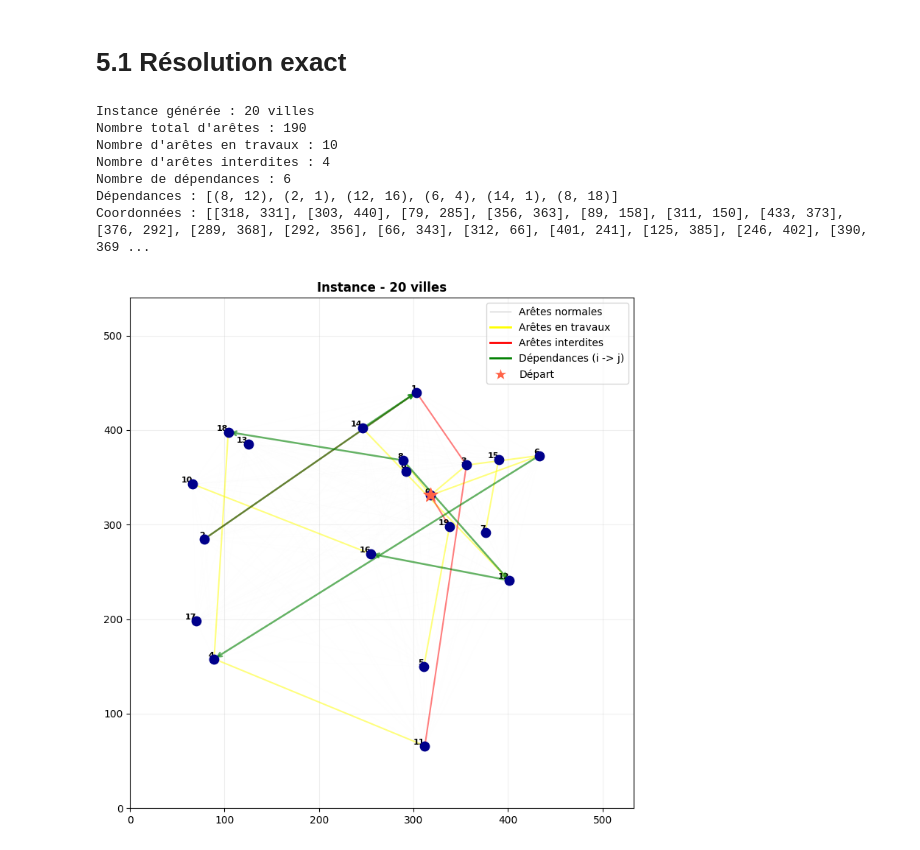
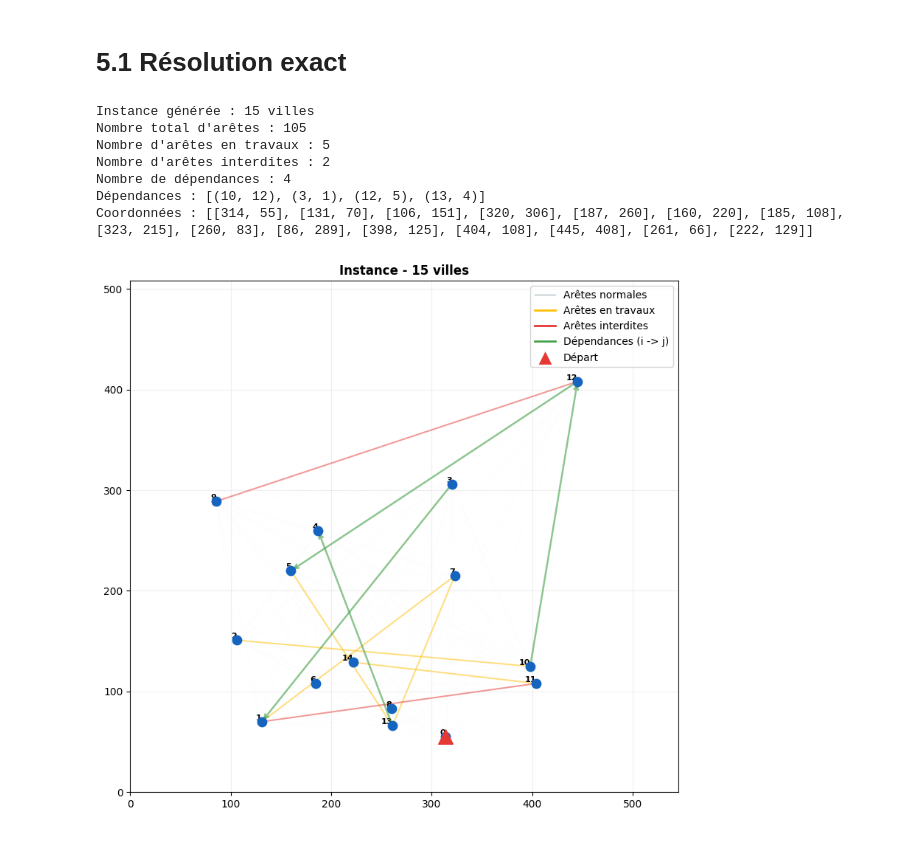
Before and after one commit to RobinNoiret/school-fisa3-recherche_operationnelle, a Jupyter notebook: RN-livrable.ipynb, the cells around one changed output. Drawn from its saved outputs; the diff is of its cells as text; code cells hidden in the pictures.

```diff
--- a/RN-livrable.ipynb
+++ b/RN-livrable.ipynb
@@ -185,6 +185,24 @@ from IPython.display import display                 # Affichage des widgets
 import pandas as pd
 # %% [markdown]
 ### Fonctions utiles
+# %%
+COULEURS = {
+    'alpha':      '#1E88E5',
+    'beta':       '#43A047',
+    'rho':        '#FFC107',
+
+    'optimum':    '#E53935',
+    'filigrane':  '#B0BEC5',
+    'travaux':    '#FFC107',
+    'interdit':   '#E53935',
+    'dependance': '#43A047',
+    'sommet':     '#1565C0',
+    'depot':      '#E53935',
+    'tournee':    '#1E88E5',
+    'label_dist': '#90CAF9',
+}
+MARQUEUR = 'o'
+MARQUEUR_DEBUT = '^'
 # %%
 def generer_instance(
     n,
@@ -425,21 +471,21 @@ def afficher_instance(coords, aretes_travaux=None, aretes_interdites=None,
         all_segments = [coords_np[[i, j]]
                         for i in range(n) for j in range(i + 1, n)]
         ax.add_collection(LineCollection(
-            all_segments, colors='lightgray', linewidths=0.1,
+            all_segments, colors=COULEURS['filigrane'], linewidths=0.1,
             alpha=0.1, zorder=1))
 
     # Arêtes en travaux
     if aretes_travaux:
         segments = [coords_np[[i, j]] for i, j in aretes_travaux]
         ax.add_collection(LineCollection(
-            segments, colors='yellow', linewidths=1.5,
+            segments, colors=COULEURS['travaux'], linewidths=1.5,
             alpha=0.5, zorder=2))
 
     # Arêtes interdites
     if aretes_interdites:
         segments = [coords_np[[i, j]] for i, j in aretes_interdites]
         ax.add_collection(LineCollection(
-            segments, colors='red', linewidths=1.5,
+            segments, colors=COULEURS['interdit'], linewidths=1.5,
             alpha=0.5, zorder=3))
 
     # Dépendances
@@ -447,12 +493,12 @@ def afficher_instance(coords, aretes_travaux=None, aretes_interdites=None,
         ax.annotate(
             '', xy=coords_np[j], xytext=coords_np[i],
             arrowprops=dict(arrowstyle='->', lw=1.8,
-                            color='green', alpha=0.6),
+                            color=COULEURS['dependance'], alpha=0.6),
             zorder=4)
 
     # Sommets
     for i, (x, y) in enumerate(coords_np):
-        ax.scatter(x, y, c='darkblue', s=80, zorder=6)
+        ax.scatter(x, y, c=COULEURS['sommet'], s=80, zorder=6)
         if afficher_numeros:
             ax.annotate(f'{i}', (x, y), fontsize=8,
                         ha='right', va='bottom', fontweight='bold')
@@ -460,22 +506,22 @@ def afficher_instance(coords, aretes_travaux=None, aretes_interdites=None,
     # Dépôt mis en évidence
     if 0 <= depot < n:
         ax.scatter([coords_np[depot, 0]], [coords_np[depot, 1]],
-                   c='tomato', s=200, zorder=7, marker='*',
+                   c=COULEURS['depot'], s=200, zorder=7, marker='^',
                    label='Départ')
 
     # Légende
     if afficher_legende:
         legend_elements = [
-            Line2D([0], [0], color='lightgray', lw=1,
+            Line2D([0], [0], color=COULEURS['filigrane'], lw=1,
                    label='Arêtes normales'),
-            Line2D([0], [0], color='yellow', lw=2,
+            Line2D([0], [0], color=COULEURS['travaux'], lw=2,
                    label='Arêtes en travaux'),
-            Line2D([0], [0], color='red', lw=2,
+            Line2D([0], [0], color=COULEURS['interdit'], lw=2,
                    label='Arêtes interdites'),
-            Line2D([0], [0], color='green', lw=2,
+            Line2D([0], [0], color=COULEURS['dependance'], lw=2,
                    label='Dépendances (i -> j)'),
-            Line2D([0], [0], marker='*', color='w',
-                   markerfacecolor='tomato', markersize=15,
+            Line2D([0], [0], marker='^', color='w',
+                   markerfacecolor=COULEURS['depot'], markersize=15,
                    label='Départ'),
         ]
         ax.legend(handles=legend_elements, loc='upper right')
@@ -549,38 +1021,38 @@ def orchestrer_benchmarks(tailles_n, nb_instances_par_taille, **kwargs_generer):
 # %% [markdown]
 # 5.1 Résolution exact
 # %%
-n = 20
+n = 15
 coords, dist, aretes_travaux, aretes_interdites, dependances = generer_instance(
     n=n,
     pct_travaux=0.05,
     pct_interdites=0.02,
     pct_dependances=0.3,
     coef_travaux_min=1.0,
     coef_travaux_max=2.0,
     coef_interdit_min=10000,
     coef_interdit_max=100000,
     seed=None,
 )
 
 print(f"Instance générée : {n} villes")
 print(f"Nombre total d'arêtes : {n * (n - 1) // 2}")
 print(f"Nombre d'arêtes en travaux : {len(aretes_travaux)}")
 print(f"Nombre d'arêtes interdites : {len(aretes_interdites)}")
 print(f"Nombre de dépendances : {len(dependances)}")
 print(f"Dépendances : {dependances}")
 print(f"Coordonnées : {coords}")
 
 afficher_instance(coords, aretes_travaux, aretes_interdites, dependances)
 plt.show()
 # %% [output]
-Instance générée : 20 villes
-Nombre total d'arêtes : 190
-Nombre d'arêtes en travaux : 10
-Nombre d'arêtes interdites : 4
-Nombre de dépendances : 6
-Dépendances : [(8, 12), (2, 1), (12, 16), (6, 4), (14, 1), (8, 18)]
-Coordonnées : [[318, 331], [303, 440], [79, 285], [356, 363], [89, 158], [311, 150], [433, 373], [376, 292], [289, 368], [292, 356], [66, 343], [312, 66], [401, 241], [125, 385], [246, 402], [390, 369 ...
+Instance générée : 15 villes
+Nombre total d'arêtes : 105
+Nombre d'arêtes en travaux : 5
+Nombre d'arêtes interdites : 2
+Nombre de dépendances : 4
+Dépendances : [(10, 12), (3, 1), (12, 5), (13, 4)]
+Coordonnées : [[314, 55], [131, 70], [106, 151], [320, 306], [187, 260], [160, 220], [185, 108], [323, 215], [260, 83], [86, 289], [398, 125], [404, 108], [445, 408], [261, 66], [222, 129]]
-[figure, old version]
+[figure, new version]
 # %%
 tournee, cout, duree = resoudre_tsp_plne(dist, coords, aretes_travaux, aretes_interdites, dependances)
 
```
Also changed, not shown: parts of 26 cells of this notebook, 1 other file.
